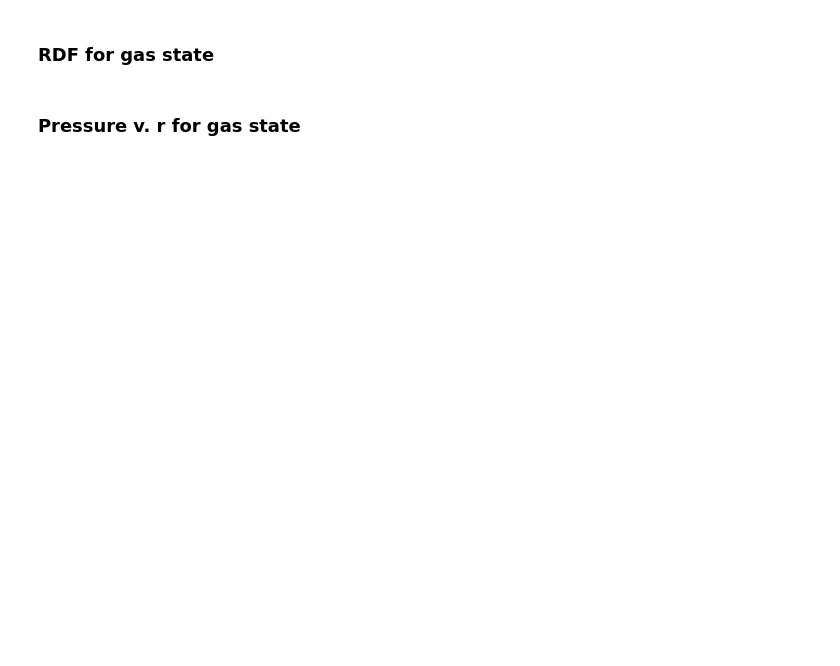
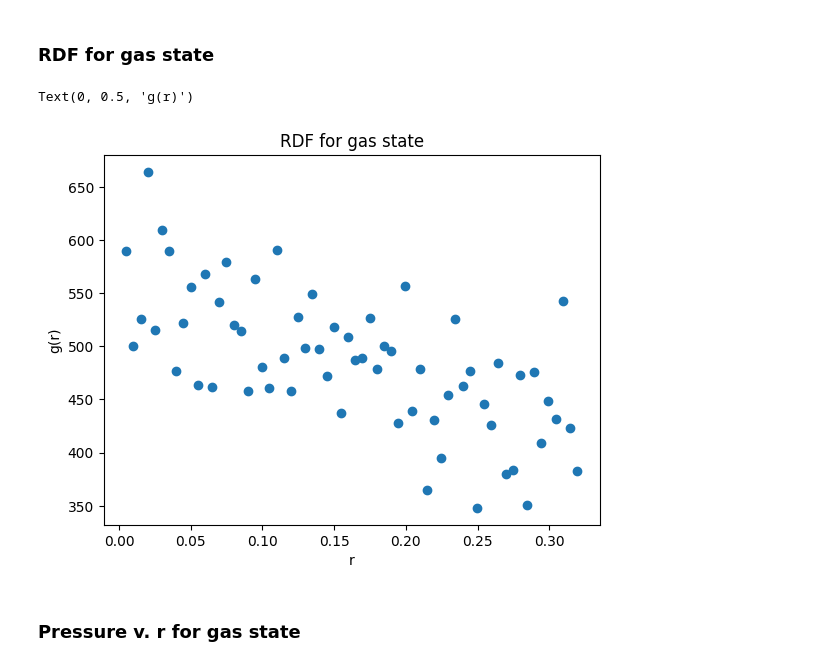
Before and after one commit to jackcavanaugh/mc-Metropolis-Hastings, a Jupyter notebook: simulation.ipynb, the cells around one changed output. Cells and saved outputs as stored; diff of their text form; code cells hidden in the pictures; blank space fills up the shorter version.

```diff
--- a/simulation.ipynb
+++ b/simulation.ipynb
@@ -68,11 +72,13 @@ plt.clf()
 # %%
 plt.figure()
 plt.plot(histogram[:,0], histogram[:,1], 'o')
 plt.title('RDF for gas state')
 plt.xlabel('r')
 plt.ylabel('g(r)')
-plt.savefig('rdf.png')
-plt.clf()
+# plt.savefig('rdf.png')
+# %% [output]
+Text(0, 0.5, 'g(r)')
+[figure, added]
 # %% [markdown]
 ### Pressure v. r for gas state
 # %%
```
Also changed, not shown: parts of 4 cells of this notebook, 1 other file.
